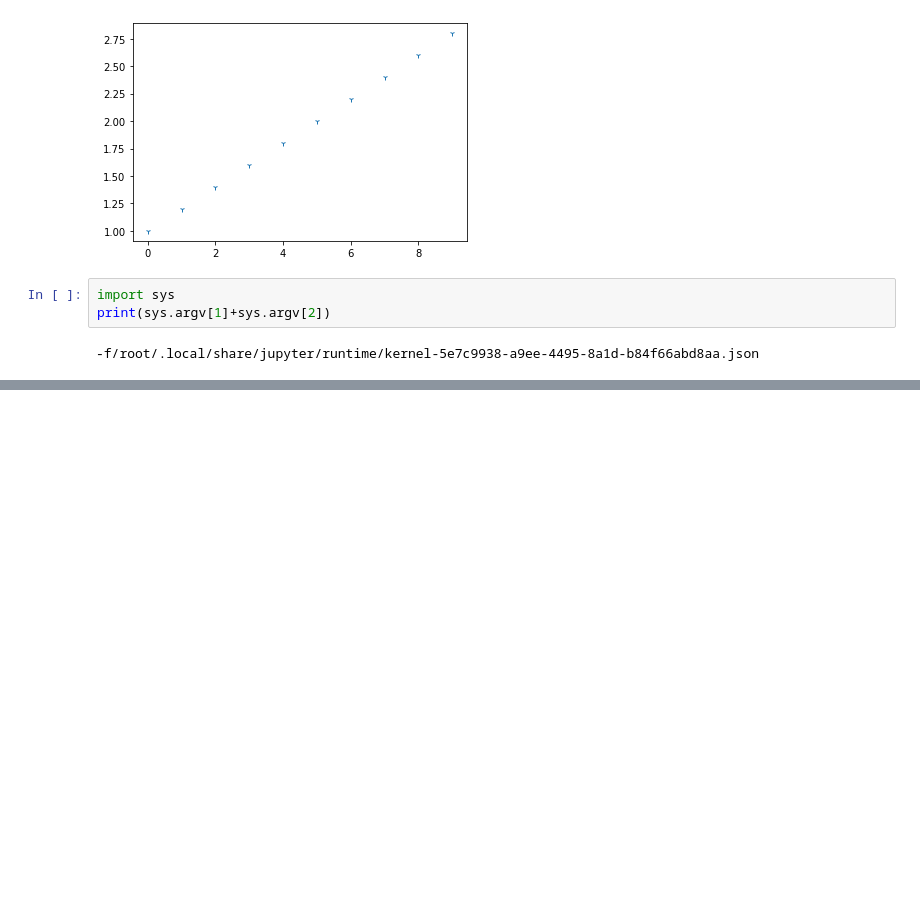
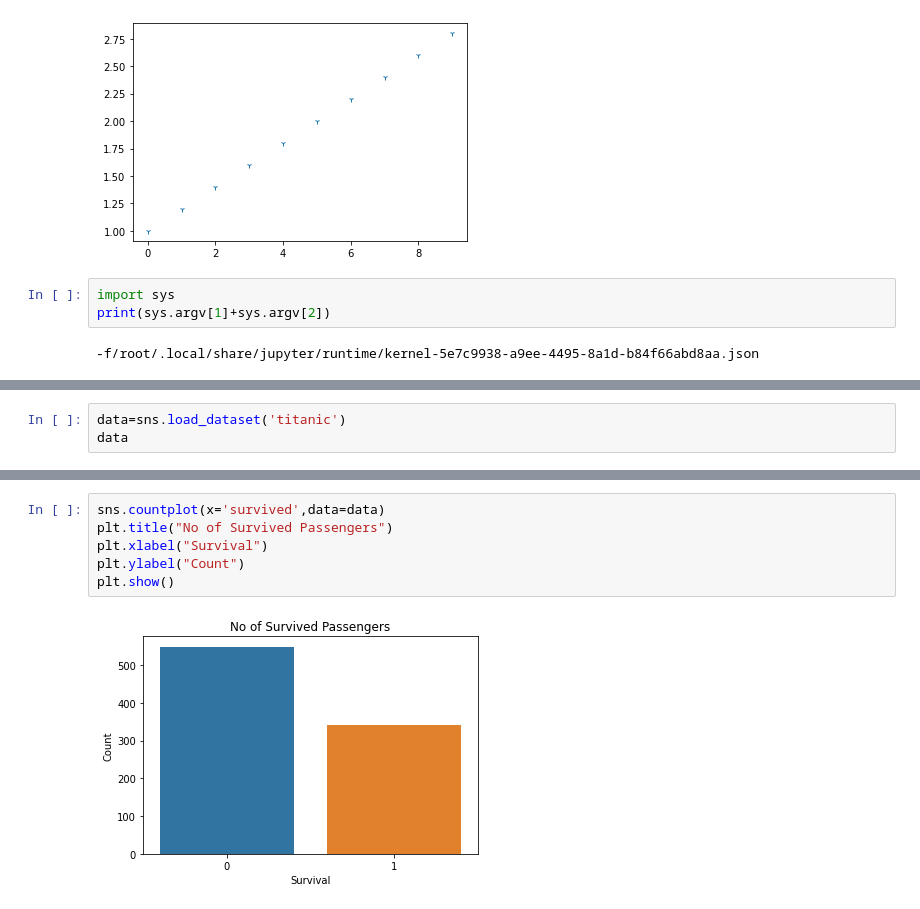
Before and after one commit to ayushi-2310/Ayushi-DAML-2021-22, a Jupyter notebook: HET_DataVisualisation.ipynb, the cells around one changed output, grey strips where cells are left out. Cells and saved outputs as stored; diff of their text form; blank space fills up the shorter version.

```diff
--- a/HET_DataVisualisation.ipynb
+++ b/HET_DataVisualisation.ipynb
@@ -99,0 +139,3 @@ print(sys.argv[1]+sys.argv[2])
+# %%
+data=sns.load_dataset('titanic')
+data
@@ -99,0 +156,8 @@ print(sys.argv[1]+sys.argv[2])
+# %%
+sns.countplot(x='survived',data=data)
+plt.title("No of Survived Passengers")
+plt.xlabel("Survival")
+plt.ylabel("Count")
+plt.show()
+# %% [output]
+[figure, added]
```
Also changed, not shown: parts of 32 cells of this notebook.
